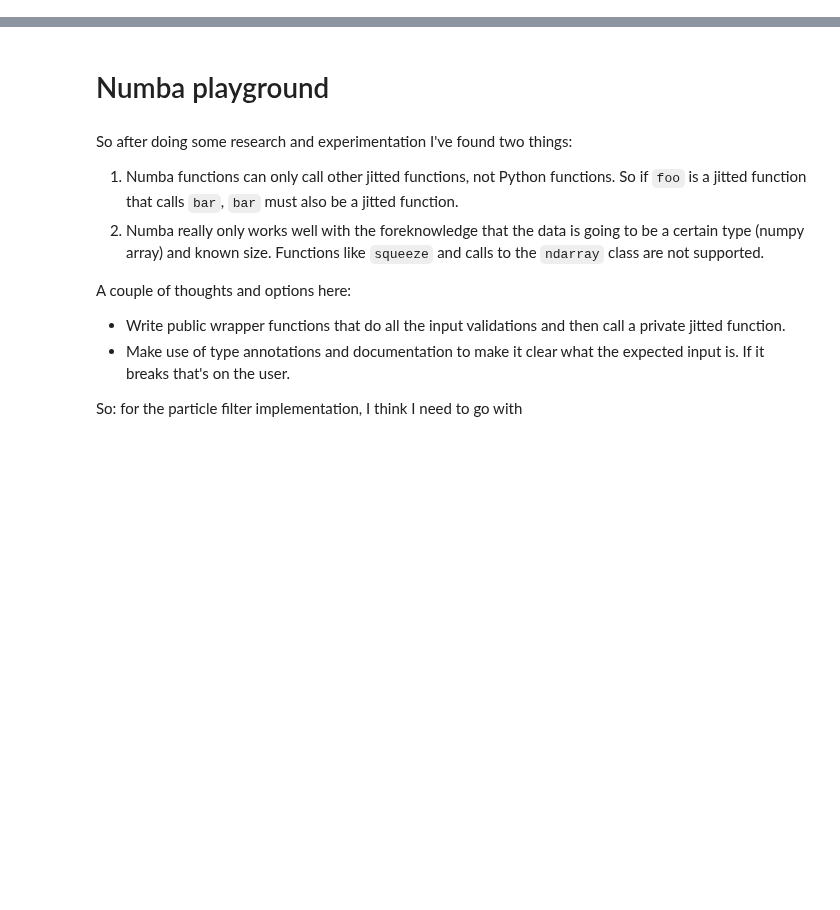
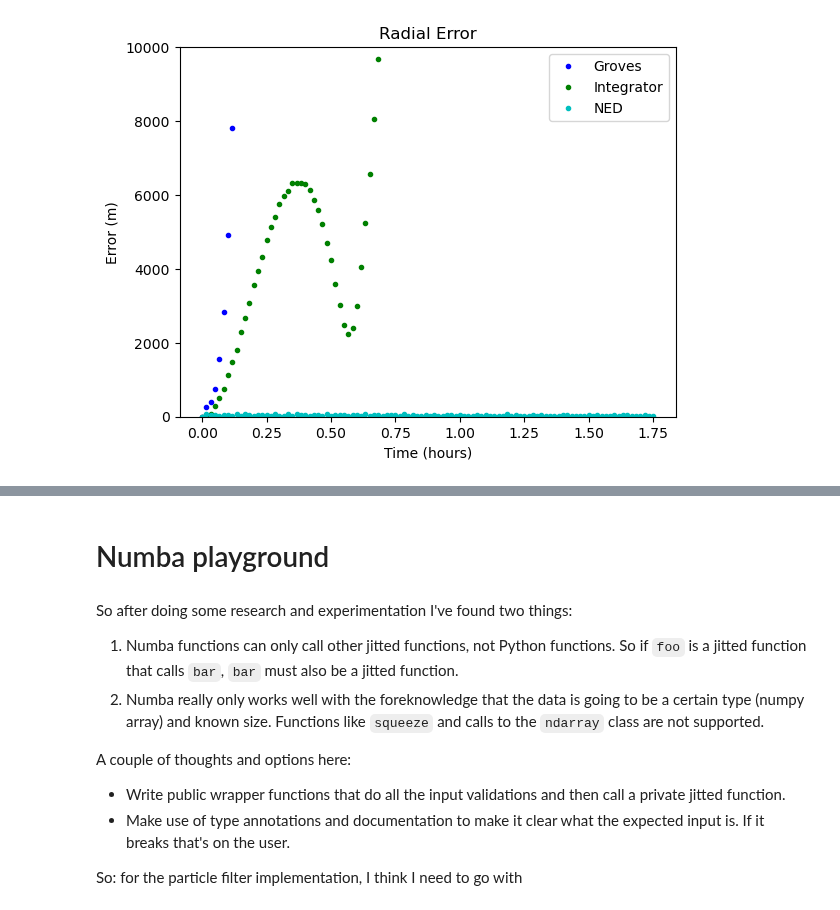
Before and after one commit to jbrodovsky/geophysical_nav, a Jupyter notebook: bathy_pf.ipynb, the cells around one changed output, grey strips where cells are left out. Cells and saved outputs as stored; diff of their text form; code cells hidden in the pictures; blank space fills up the shorter version.

```diff
--- a/bathy_pf.ipynb
+++ b/bathy_pf.ipynb
@@ -318,0 +439,16 @@ def propagate_ned(
+# %%
+groves_error = haversine_vector(pva_groves[:, :2], traj_ins[['lat', 'lon']].to_numpy(), Unit.METERS)
+integrator_error = haversine_vector(integrator.trajectory[['lat', 'lon']].to_numpy(), traj_ins[['lat', 'lon']].to_numpy(), Unit.METERS)
+ned_error = haversine_vector(pva_ned[:, :2], traj_ins[['lat', 'lon']].to_numpy(), Unit.METERS)
+# %%
+plt.plot(integrator.trajectory.index / 3600, groves_error, 'b.', label="Groves")
+plt.plot(integrator.trajectory.index / 3600, integrator_error, 'g.', label="Integrator")
+plt.plot(integrator.trajectory.index / 3600, ned_error, 'c.', label="NED")
+plt.xlabel("Time (hours)")
+plt.ylabel("Error (m)")
+plt.title("Radial Error")
+plt.ylim(0, 10000)
+plt.legend()
+plt.show()
+# %% [output]
+[figure, added]
```
Also changed, not shown: parts of 77 cells of this notebook, 26 other files.
